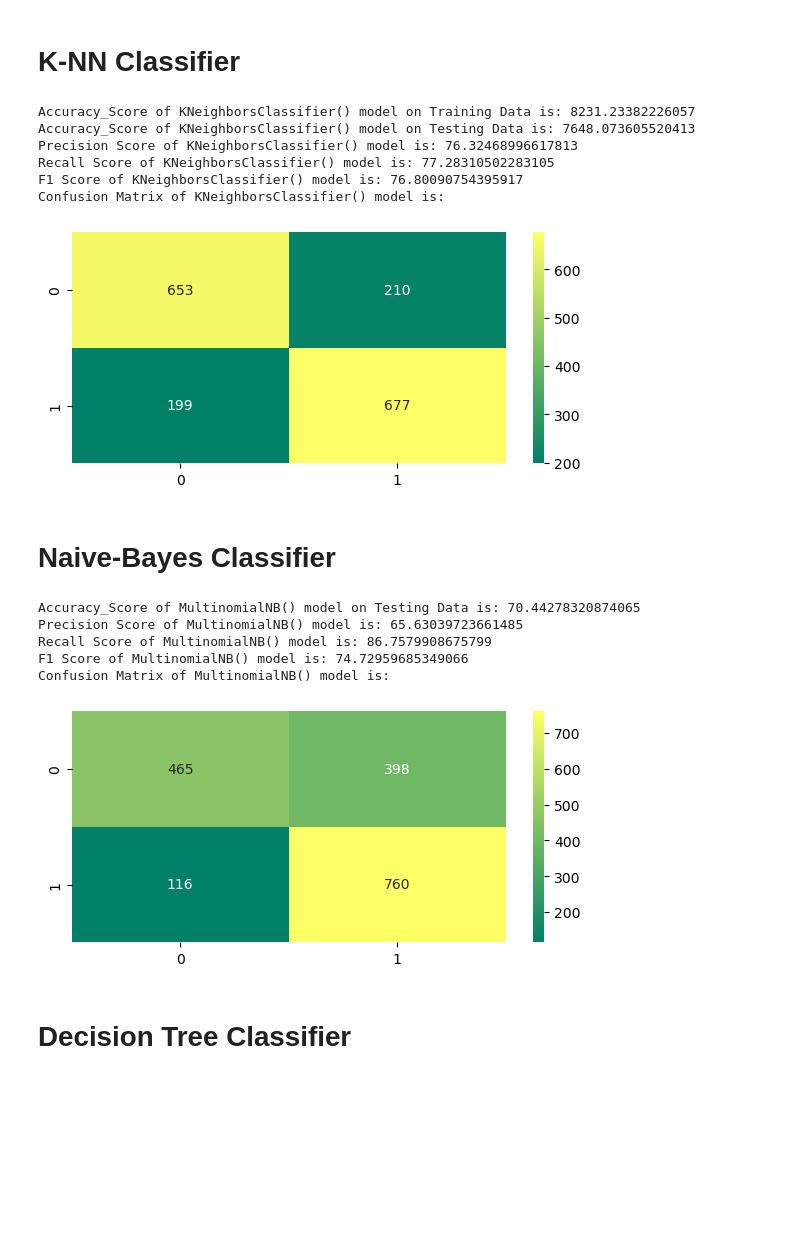
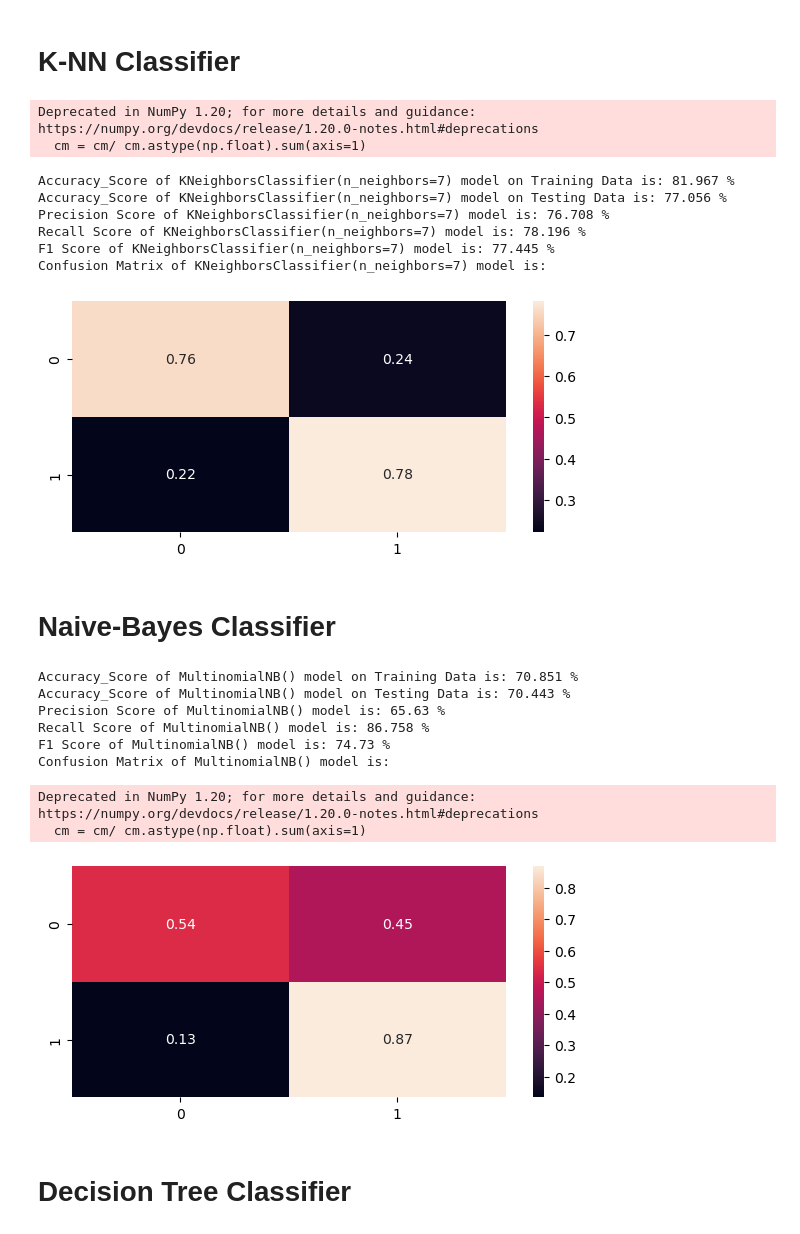
Before and after one commit to lotlouischoitslab/Spaceship_Titanic_Challenge, a Jupyter notebook: Spaceship_Titanic_Code.ipynb, the cells around one changed output. Drawn from its saved outputs; the diff is of its cells as text; code cells hidden in the pictures; blank space fills up the shorter version.

```diff
--- a/Spaceship_Titanic_Code.ipynb
+++ b/Spaceship_Titanic_Code.ipynb
@@ -385,7 +385,7 @@ training_score = dict()
 testing_score = dict()
 # %%
 def model_prediction(model,name,X_train, X_test, y_train, y_test):
-    model.fit(X_train1,y_train1)
+    model.fit(X_train,y_train)
     X_train_pred = model.predict(X_train)
     X_test_pred = model.predict(X_test)
 
@@ -463,46 +463,38 @@ K = 7
 knn_name = 'KNN Classifier'
 knn_accuracy_train_score,knn_accuracy_test_score,knn_precision_score,knn_recall_score,knn_f1_score=model_prediction(KNeighborsClassifier(n_neighbors=K),svm_name,X_train, X_test, y_train, y_test)
 # %% [output]
-Accuracy_Score of KNeighborsClassifier() model on Training Data is: 8231.23382226057
-Accuracy_Score of KNeighborsClassifier() model on Testing Data is: 7648.073605520413
-Precision Score of KNeighborsClassifier() model is: 76.32468996617813
-Recall Score of KNeighborsClassifier() model is: 77.28310502283105
-F1 Score of KNeighborsClassifier() model is: 76.80090754395917
-Confusion Matrix of KNeighborsClassifier() model is:
+Deprecated in NumPy 1.20; for more details and guidance: https://numpy.org/devdocs/release/1.20.0-notes.html#deprecations
+  cm = cm/ cm.astype(np.float).sum(axis=1)
+Accuracy_Score of KNeighborsClassifier(n_neighbors=7) model on Training Data is: 81.967 %
+Accuracy_Score of KNeighborsClassifier(n_neighbors=7) model on Testing Data is: 77.056 %
+Precision Score of KNeighborsClassifier(n_neighbors=7) model is: 76.708 %
+Recall Score of KNeighborsClassifier(n_neighbors=7) model is: 78.196 %
+F1 Score of KNeighborsClassifier(n_neighbors=7) model is: 77.445 %
+Confusion Matrix of KNeighborsClassifier(n_neighbors=7) model is:
-[figure, old version]
+[figure, new version]
 # %% [markdown]
 # Naive-Bayes Classifier
 # %%
 from sklearn.naive_bayes import MultinomialNB
 X_scaled_naive = scaler.fit_transform(X)
 test_df_scaled_naive = scaler.fit_transform(test_df)
 X_train_naive, X_test_naive, y_train_naive, y_test_naive = train_test_split(X_scaled_naive,y,test_size=0.2,random_state=0)
 
 X_train_naive, X_test_naive, y_train_naive, y_test_naive = np.abs(X_train_naive),np.abs(X_test_naive),np.abs(y_train_naive),np.abs(y_test_naive)
-naive_model = MultinomialNB().fit(X_train_naive,y_train_naive)
-X_train_pred_naive = naive_model.predict(X_train_naive)
-X_test_pred_naive = naive_model.predict(X_test_naive)
+naive_model = MultinomialNB()
 
-print(f"Accuracy_Score of {naive_model} model on Testing Data is:",accuracy_score(y_test_naive,X_test_pred_naive)*100)
-print(f"Precision Score of {naive_model} model is:",precision_score(y_test_naive,X_test_pred_naive)*100)
-print(f"Recall Score of {naive_model} model is:",recall_score(y_test_naive,X_test_pred_naive)*100)
-print(f"F1 Score of {naive_model} model is:",f1_score(y_test_naive,X_test_pred_naive)*100)
-
-print(f"Confusion Matrix of {naive_model} model is:")
-cm = confusion_matrix(y_test1,X_test_pred1)
-plt.figure(figsize=(7,3))
-sns.heatmap(cm,annot=True,fmt="g",cmap="summer")
-plt.show()
-
-training_score.append(accuracy_score(y_train_naive,X_train_pred_naive)*100)
-testing_score.append(accuracy_score(y_test_naive,X_test_pred_naive)*100)
+naive_name = 'Naive-Bayes Classifier'
+naive_accuracy_train_score,naive_accuracy_test_score,naive_precision_score,naive_recall_score,naive_f1_score=model_prediction(MultinomialNB(),naive_name,X_train_naive, X_test_naive, y_train_naive, y_test_naive)
 # %% [output]
-Accuracy_Score of MultinomialNB() model on Testing Data is: 70.44278320874065
-Precision Score of MultinomialNB() model is: 65.63039723661485
-Recall Score of MultinomialNB() model is: 86.7579908675799
-F1 Score of MultinomialNB() model is: 74.72959685349066
+Accuracy_Score of MultinomialNB() model on Training Data is: 70.851 %
+Accuracy_Score of MultinomialNB() model on Testing Data is: 70.443 %
+Precision Score of MultinomialNB() model is: 65.63 %
+Recall Score of MultinomialNB() model is: 86.758 %
+F1 Score of MultinomialNB() model is: 74.73 %
 Confusion Matrix of MultinomialNB() model is:
+Deprecated in NumPy 1.20; for more details and guidance: https://numpy.org/devdocs/release/1.20.0-notes.html#deprecations
+  cm = cm/ cm.astype(np.float).sum(axis=1)
-[figure, old version]
+[figure, new version]
 # %% [markdown]
 # Decision Tree Classifier
 # %%
```
Also changed, not shown: parts of 4 cells of this notebook.
